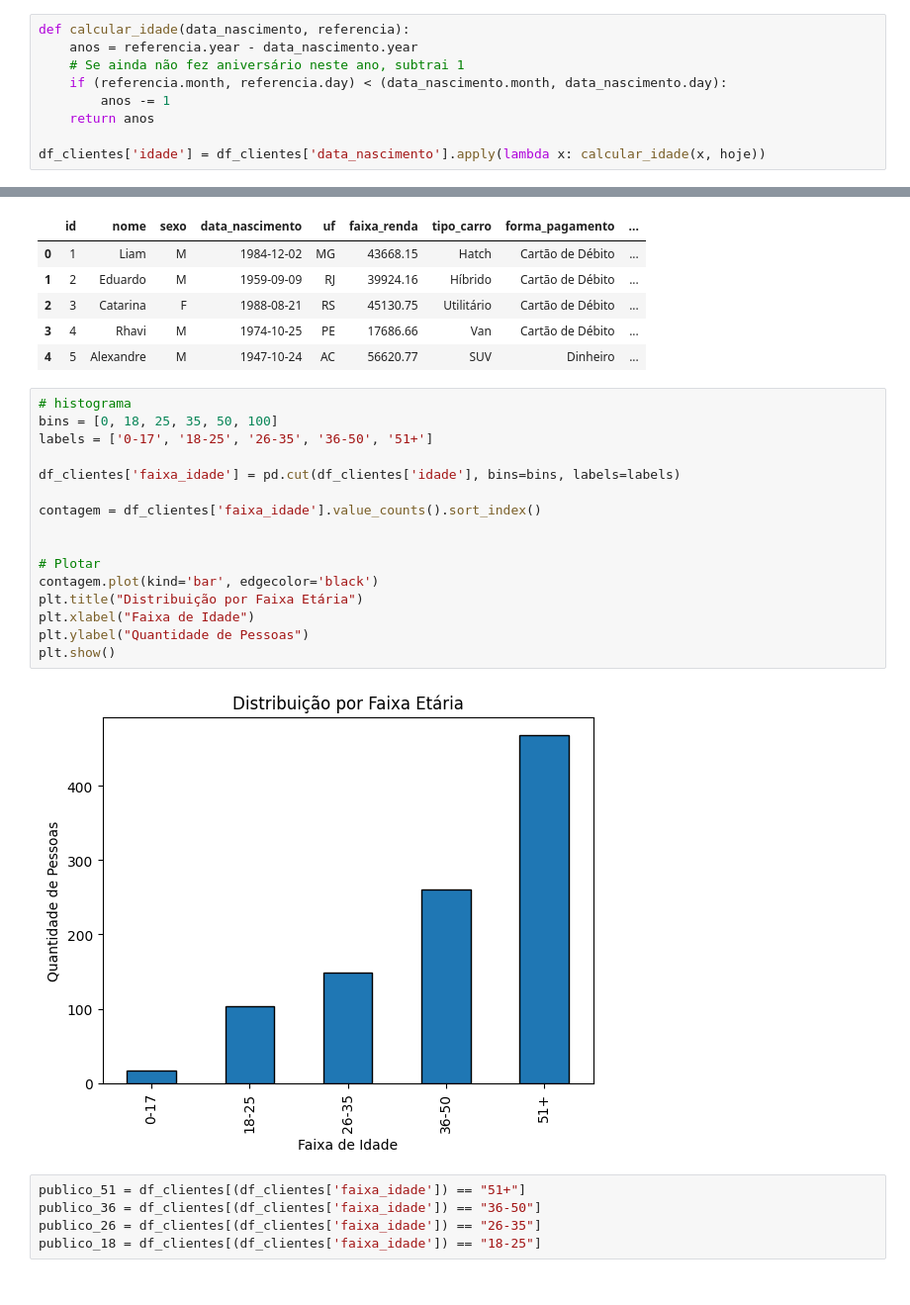
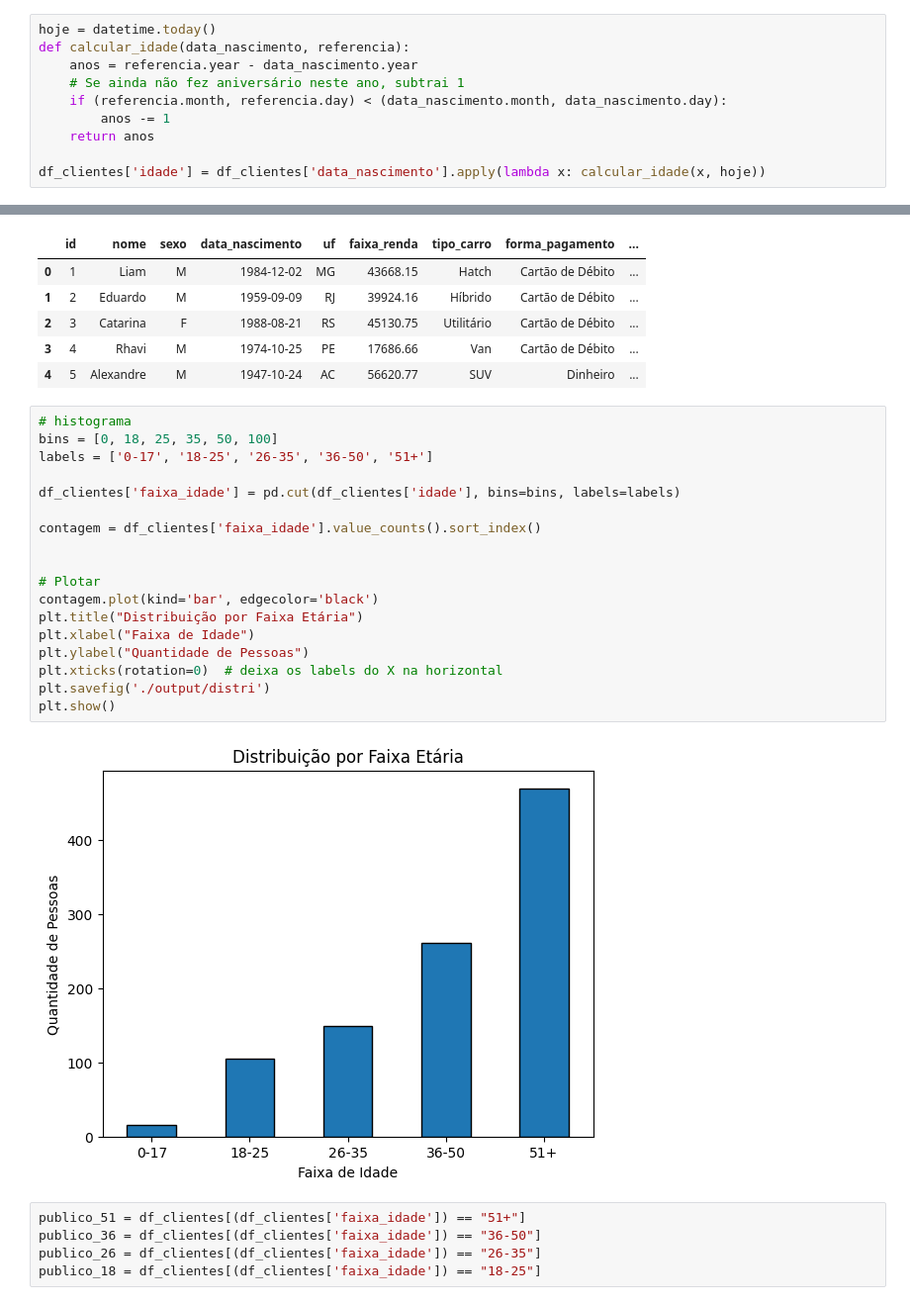
Before and after one commit to DanielBorbafs/adventury_motors, a Jupyter notebook: notebook/analise_vendas.ipynb, the cells around one changed output, grey strips where cells are left out. Shown: that part at 99% size. Saved outputs shown, nothing was run; the diff lists cells and outputs as text.

```diff
--- a/notebook/analise_vendas.ipynb
+++ b/notebook/analise_vendas.ipynb
@@ -90,6 +91,7 @@ df_clientes.head(5)
 | 3 | 4 | Rhavi | M | 1974-10-25 | PE | 17686.66 | Van | Cartão de Débito |
 | 4 | 5 | Alexandre | M | 1947-10-24 | AC | 56620.77 | SUV | Dinheiro |
 # %%
+hoje = datetime.today()
 def calcular_idade(data_nascimento, referencia):
     anos = referencia.year - data_nascimento.year
     # Se ainda não fez aniversário neste ano, subtrai 1
@@ -124,21 +124,23 @@ df_clientes.head()
 # %%
 # histograma
 bins = [0, 18, 25, 35, 50, 100]
 labels = ['0-17', '18-25', '26-35', '36-50', '51+']
 
 df_clientes['faixa_idade'] = pd.cut(df_clientes['idade'], bins=bins, labels=labels)
 
 contagem = df_clientes['faixa_idade'].value_counts().sort_index()
 
 
 # Plotar
 contagem.plot(kind='bar', edgecolor='black')
 plt.title("Distribuição por Faixa Etária")
 plt.xlabel("Faixa de Idade")
 plt.ylabel("Quantidade de Pessoas")
+plt.xticks(rotation=0)  # deixa os labels do X na horizontal
+plt.savefig('./output/distri')
 plt.show()
 # %% [output]
-[figure, old version]
+[figure, new version]
 # %%
 publico_51 = df_clientes[(df_clientes['faixa_idade']) == "51+"]
 publico_36 = df_clientes[(df_clientes['faixa_idade']) == "36-50"]
```
Also changed, not shown: parts of 6 cells of this notebook, 4 other files.
